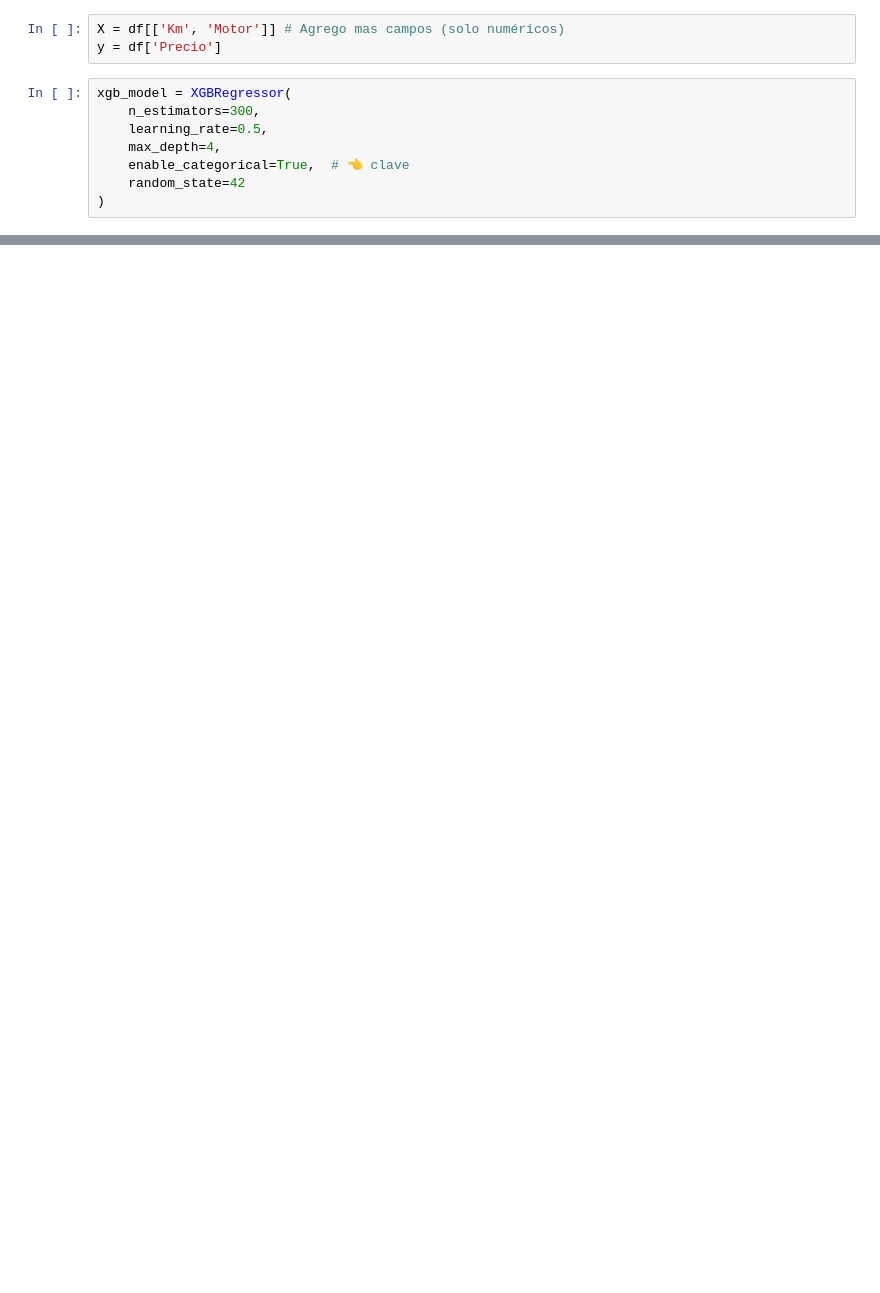
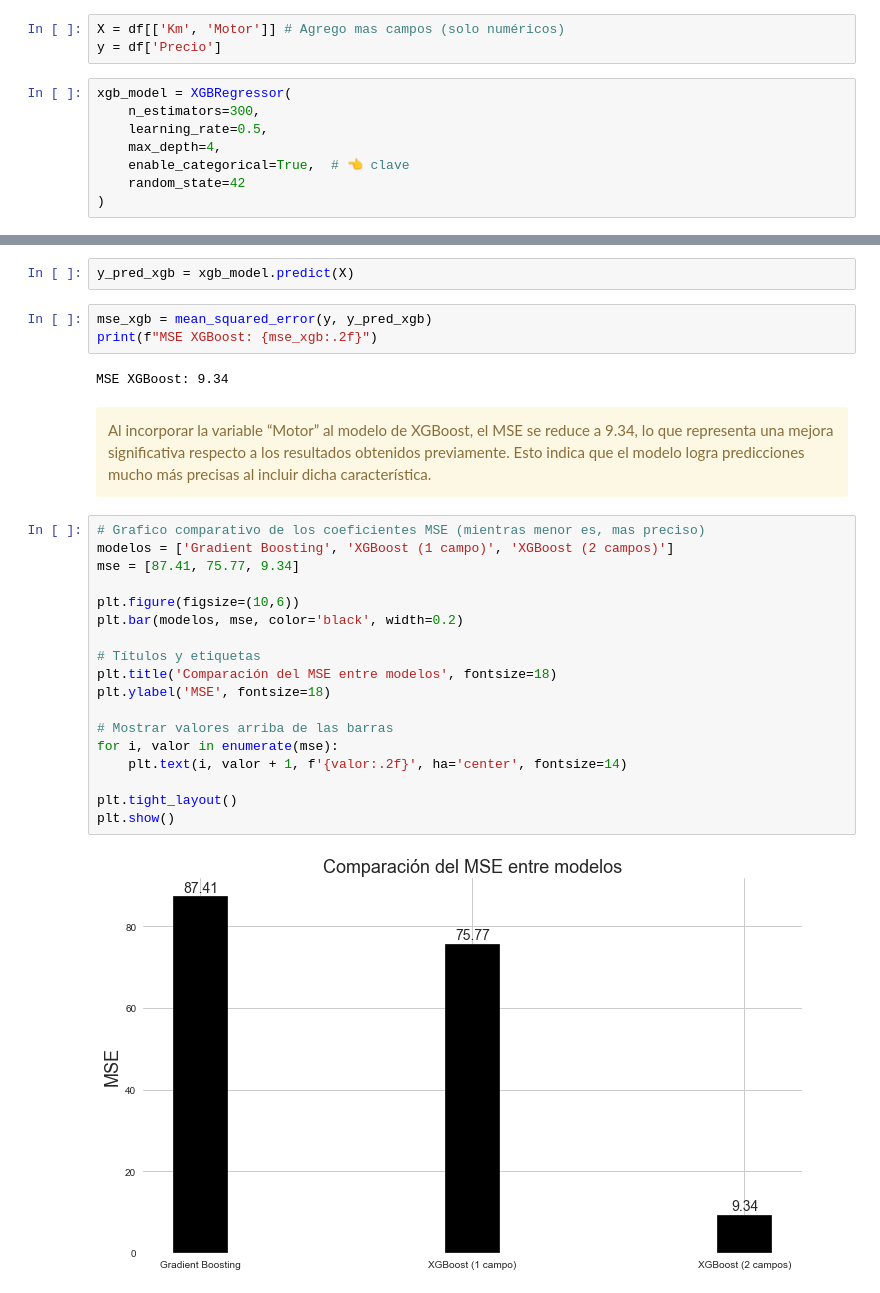
Before and after one commit to NestorDiazDataSC/Analisis_de_Datos, a Jupyter notebook: Argentina_Cars/argentina_cars.ipynb, the cells around one changed output, grey strips where cells are left out. Saved outputs shown, nothing was run; the diff lists cells and outputs as text; blank space fills up the shorter version.

```diff
--- a/Argentina_Cars/argentina_cars.ipynb
+++ b/Argentina_Cars/argentina_cars.ipynb
@@ -1012,0 +1106,29 @@ xgb_model.fit(X, y) # Entrenar el modelo
+# %%
+y_pred_xgb = xgb_model.predict(X)
+# %%
+mse_xgb = mean_squared_error(y, y_pred_xgb)
+print(f"MSE XGBoost: {mse_xgb:.2f}")
+# %% [output]
+MSE XGBoost: 9.34
+# %% [markdown]
+<div class="alert alert-warning">Al incorporar la variable “Motor” al modelo de XGBoost, el MSE se reduce a 9.34, lo que representa una mejora significativa respecto a los resultados obtenidos previamente. Esto indica que el modelo logra predicciones mucho más precisas al incluir dicha característica.</div>
+# %%
+# Grafico comparativo de los coeficientes MSE (mientras menor es, mas preciso)
+modelos = ['Gradient Boosting', 'XGBoost (1 campo)', 'XGBoost (2 campos)']
+mse = [87.41, 75.77, 9.34]
+
+plt.figure(figsize=(10,6))
+plt.bar(modelos, mse, color='black', width=0.2)
+
+# Títulos y etiquetas
+plt.title('Comparación del MSE entre modelos', fontsize=18)
+plt.ylabel('MSE', fontsize=18)
+
+# Mostrar valores arriba de las barras
+for i, valor in enumerate(mse):
+    plt.text(i, valor + 1, f'{valor:.2f}', ha='center', fontsize=14)
+
+plt.tight_layout()
+plt.show()
+# %% [output]
+[figure, added]
```
Also changed, not shown: parts of 28 cells of this notebook.
